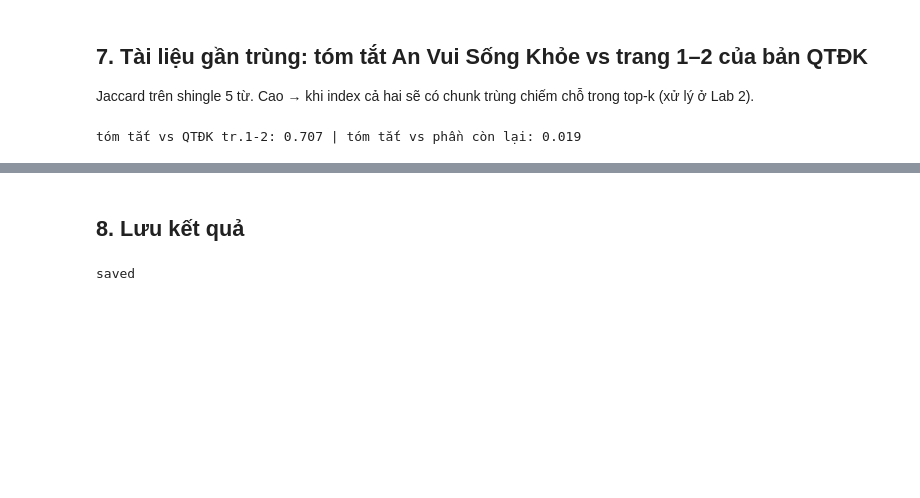
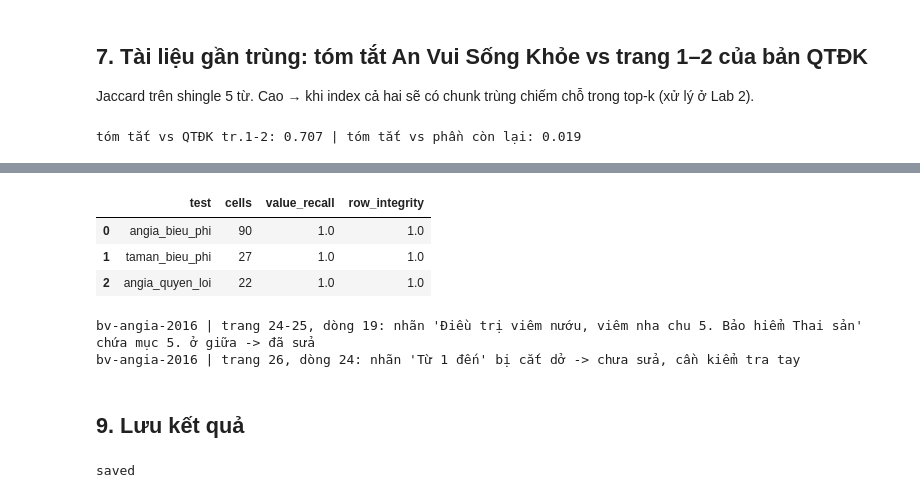
Before and after one commit to thnhphng04/rag-insurance-labs, a Jupyter notebook: notebooks/lab1_parsing.ipynb, the cells around one changed output, grey strips where cells are left out. Drawn from its saved outputs; the diff is of its cells as text; code cells hidden in the pictures; blank space fills up the shorter version.

```diff
--- a/notebooks/lab1_parsing.ipynb
+++ b/notebooks/lab1_parsing.ipynb
@@ -237,5 +303,27 @@ tóm tắt vs QTĐK tr.1-2: 0.707 | tóm tắt vs phần còn lại: 0.019
+# %%
+# Bản ghi có giữ đúng dòng-cột không? Chấm lại bằng ground truth của mục 3
+rec_scores = []
+for test, t in E.TABLE_TESTS.items():
+    tab = next(x for x in all_tables[t["doc_id"]] if x.page_label == t["page_label"])
+    page_text = next(p.text for p in parsed[(t["doc_id"], "docling")] if p.page_label == t["page_label"])
+    rec_scores.append({"test": test, **E.score_table(T.records_as_rows(tab), t["rows"], page_text)})
+pd.DataFrame(rec_scores)
+# %% [output]
+|  | test | cells | value_recall | row_integrity |
+| 0 | angia_bieu_phi | 90 | 1.0 | 1.0 |
+| 1 | taman_bieu_phi | 27 | 1.0 | 1.0 |
+| 2 | angia_quyen_loi | 22 | 1.0 | 1.0 |
+# %%
+# Tất cả lỗi nhãn phát hiện được
+for ts in all_tables.values():
+    for t in ts:
+        for issue in t.issues:
+            print(t.doc_id, "|", issue)
+# %% [output]
+bv-angia-2016 | trang 24-25, dòng 19: nhãn 'Điều trị viêm nướu, viêm nha chu 5. Bảo hiểm Thai sản' chứa mục 5. ở giữa -> đã sửa
+bv-angia-2016 | trang 26, dòng 24: nhãn 'Từ 1 đến' bị cắt dở -> chưa sửa, cần kiểm tra tay
 # %% [markdown]
-## 8. Lưu kết quả
+## 9. Lưu kết quả
 # %%
 REPORTS.mkdir(exist_ok=True)
 out = {"timing": timing.to_dict("records"), "tables": tables.to_dict("records"),
```
Also changed, not shown: parts of 5 cells of this notebook, 16 other files.
